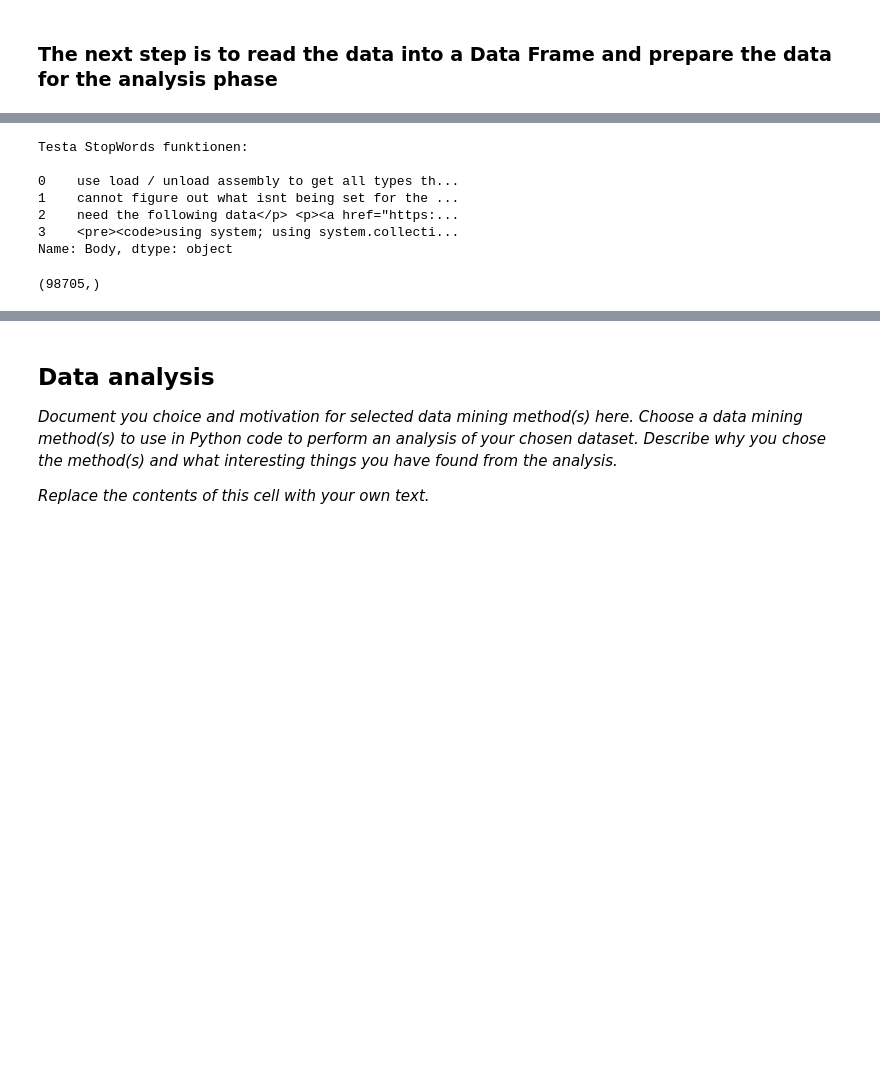
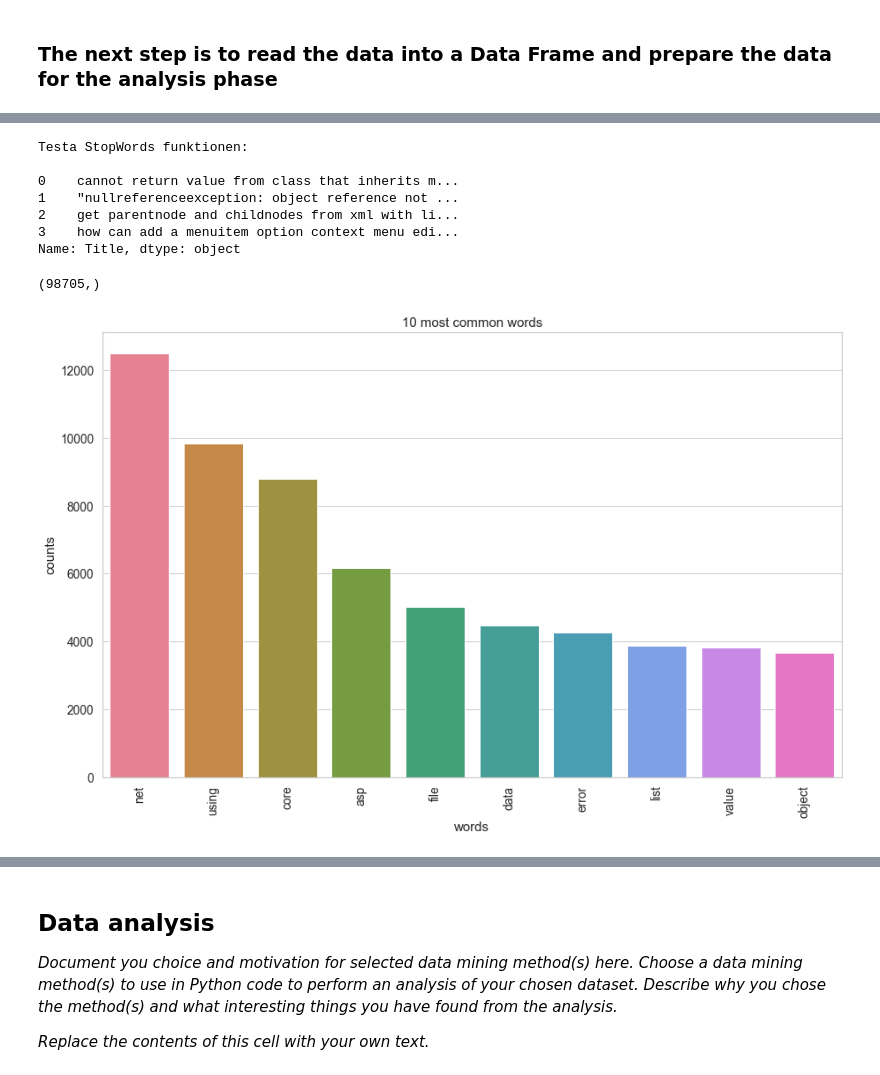
Before and after one commit to HannesSam/StackOverflowDataAnalysis, a Jupyter notebook: Data Mining Project.ipynb, the cells around one changed output, grey strips where cells are left out. Saved outputs shown, nothing was run; the diff lists cells and outputs as text; code cells hidden in the pictures; blank space fills up the shorter version.

```diff
--- a/Data Mining Project.ipynb
+++ b/Data Mining Project.ipynb
@@ -91,22 +245,76 @@ df['Body'] = df['Body'].str.lower()
 # %%
 # List of words that we want to remove from the dataset
 # We need a method to remove html tags like <p> that are right next to words without a space in between
-stopWords = ['code', 'gt', 'i', '<p>i']
+stopWords = ['code', 'gt', 'i', '<p>i', 'in', 'on', 'is', '<code>', 'gt', 'lt', 'pre', 'quot', 'nofollow', 'li', 'div']
 
 # Remove all the stopwords from the data
-df['Body'] = df['Body'].apply(lambda x: ' '.join(
+df['Title'] = df['Title'].apply(lambda x: ' '.join(
     [word for word in x.split() if word not in (stopWords)]))
 
 # Print to test the remove stopwords function
 print('Testa StopWords funktionen: \n')
-print(df['Body'].head(4) + '\n')
-df['Body'].shape
+print(df['Title'].head(4) + '\n')
+df['Title'].shape
 # %% [output]
 Testa StopWords funktionen:
 
-0    use load / unload assembly to get all types th...
-1    cannot figure out what isnt being set for the ...
-2    need the following data</p> <p><a href="https:...
-3    <pre><code>using system; using system.collecti...
-Name: Body, dtype: object
+0    cannot return value from class that inherits m...
+1    "nullreferenceexception: object reference not ...
+2    get parentnode and childnodes from xml with li...
+3    how can add a menuitem option context menu edi...
+Name: Title, dtype: object
 (98705,)
+# %%
+import re
+from wordcloud import WordCloud
+df['Body'] = df['Body'].map(lambda x: re.sub('[,\.!?]', '', x))
+clean = re.compile('[<.*\?>,\.!?]')
+df['Body'] = df['Body'].map(lambda x: re.sub(clean, '', x))
+df['Body'] = df['Body'].str.replace(r'http\S+', '')
+#sumstring = ','.join(list(df['Body'].values))
+#wordcloud = WordCloud()
+#wordcloud.generate(sumstring)
+#wordcloud.to_image()
+print(df['Body'].head(1))
+# %%
+from sklearn.feature_extraction.text import CountVectorizer
+import numpy as np
+
+import matplotlib.pyplot as plt
+import seaborn as sns
+sns.set_style('whitegrid')
+%matplotlib inline
+
+# Helper function
+def plot_10_most_common_words(count_data, count_vectorizer):
+    import matplotlib.pyplot as plt
+    words = count_vectorizer.get_feature_names()
+    total_counts = np.zeros(len(words))
+    for t in count_data:
+        total_counts+=t.toarray()[0]
+
+    count_dict = (zip(words, total_counts))
+    count_dict = sorted(count_dict, key=lambda x:x[1], reverse=True)[0:10]
+    words = [w[0] for w in count_dict]
+    counts = [w[1] for w in count_dict]
+    x_pos = np.arange(len(words))
+
+    plt.figure(2, figsize=(15, 15/1.6180))
+    plt.subplot(title='10 most common words')
+    sns.set_context("notebook", font_scale=1.25, rc={"lines.linewidth": 2.5})
+    sns.barplot(x_pos, counts, palette='husl')
+    plt.xticks(x_pos, words, rotation=90)
+    plt.xlabel('words')
+    plt.ylabel('counts')
+    plt.show()
+
+# Initialise the count vectorizer with the English stop words
+count_vectorizer = CountVectorizer(stop_words='english')
+
+# Fit and transform the processed titles
+count_data = count_vectorizer.fit_transform(df['Title'])
+
+# Visualise the 10 most common words
+plot_10_most_common_words(count_data, count_vectorizer)
+# %% [output]
+[figure, added]
```
Also changed, not shown: parts of 20 cells of this notebook.
